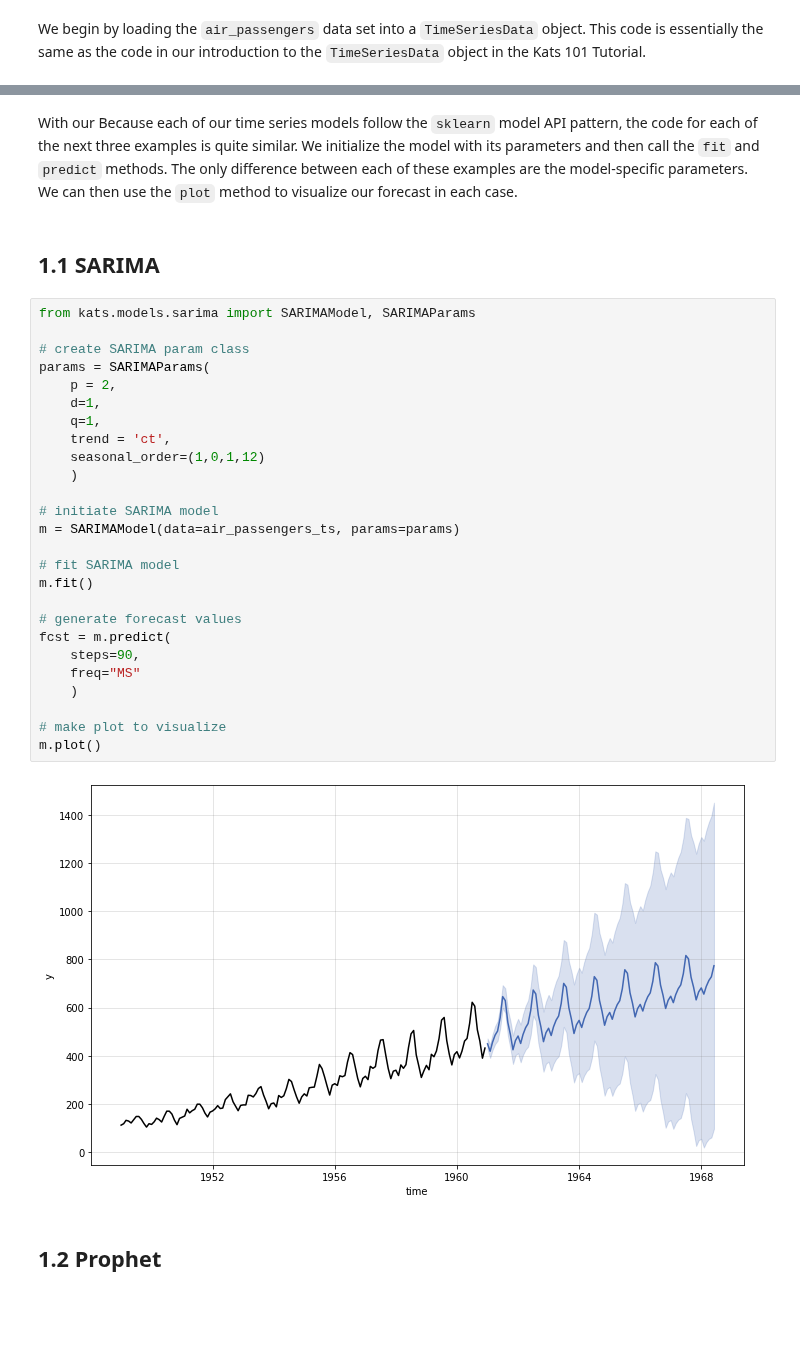
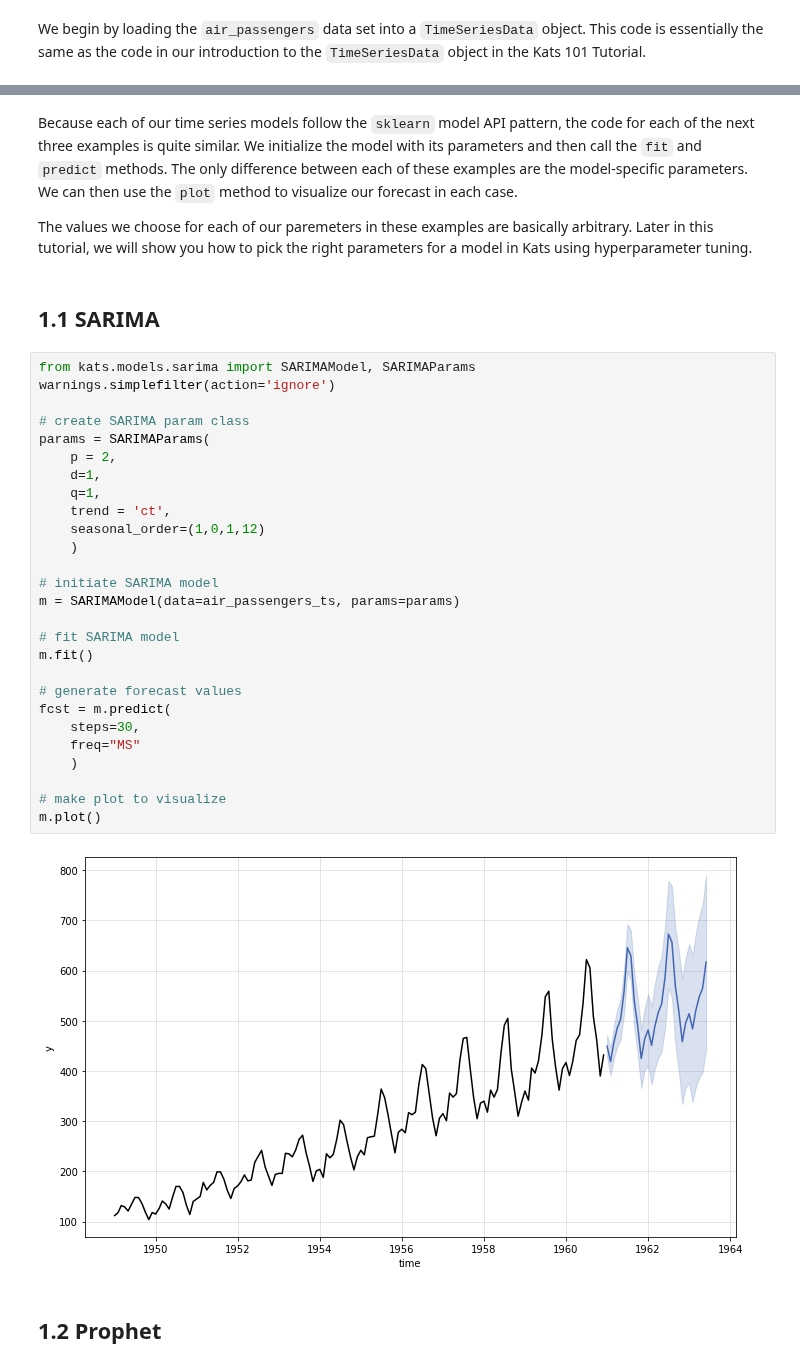
Before and after one commit to facebookresearch/Kats, a Jupyter notebook: tutorials/kats_201_forecasting.ipynb, the cells around one changed output, grey strips where cells are left out. Saved outputs shown, nothing was run; the diff lists cells and outputs as text; blank space fills up the shorter version.

```diff
--- a/tutorials/kats_201_forecasting.ipynb
+++ b/tutorials/kats_201_forecasting.ipynb
@@ -41,37 +44,40 @@ air_passengers_df = pd.read_csv("../kats/data/air_passengers.csv")
 air_passengers_df.columns = ["time", "value"]
 air_passengers_ts = TimeSeriesData(air_passengers_df)
 # %% [markdown]
-With our Because each of our time series models follow the `sklearn` model API pattern, the code for each of the next three examples is quite similar.  We initialize the model with its parameters and then call the `fit` and `predict` methods.  The only difference between each of these examples are the model-specific parameters.  We can then use the `plot` method to visualize our forecast in each case.
+Because each of our time series models follow the `sklearn` model API pattern, the code for each of the next three examples is quite similar.  We initialize the model with its parameters and then call the `fit` and `predict` methods.  The only difference between each of these examples are the model-specific parameters.  We can then use the `plot` method to visualize our forecast in each case.
+
+The values we choose for each of our paremeters in these examples are basically arbitrary.  Later in this tutorial, we will show you how to pick the right parameters for a model in Kats using hyperparameter tuning.
 # %% [markdown]
 ## 1.1 SARIMA
 # %%
 from kats.models.sarima import SARIMAModel, SARIMAParams
+warnings.simplefilter(action='ignore')
 
 # create SARIMA param class
 params = SARIMAParams(
     p = 2,
     d=1,
     q=1,
     trend = 'ct',
     seasonal_order=(1,0,1,12)
     )
 
 # initiate SARIMA model
 m = SARIMAModel(data=air_passengers_ts, params=params)
 
 # fit SARIMA model
 m.fit()
 
 # generate forecast values
 fcst = m.predict(
-    steps=90,
+    steps=30,
     freq="MS"
     )
 
 # make plot to visualize
 m.plot()
 # %% [output]
-[figure, old version]
+[figure, new version]
 # %% [markdown]
 ## 1.2 Prophet
 # %%
```
Also changed, not shown: parts of 33 cells of this notebook.
